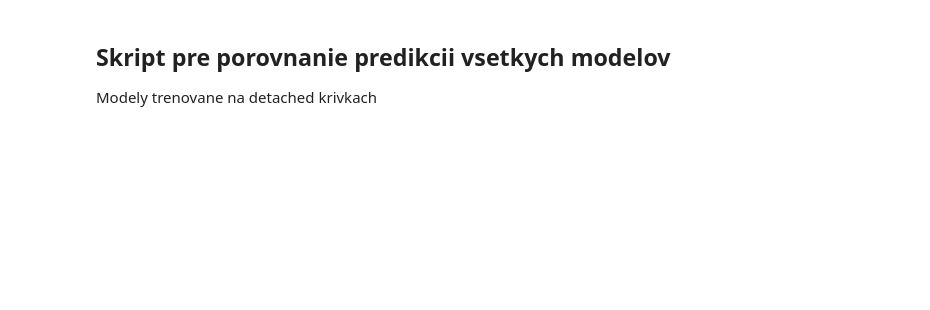
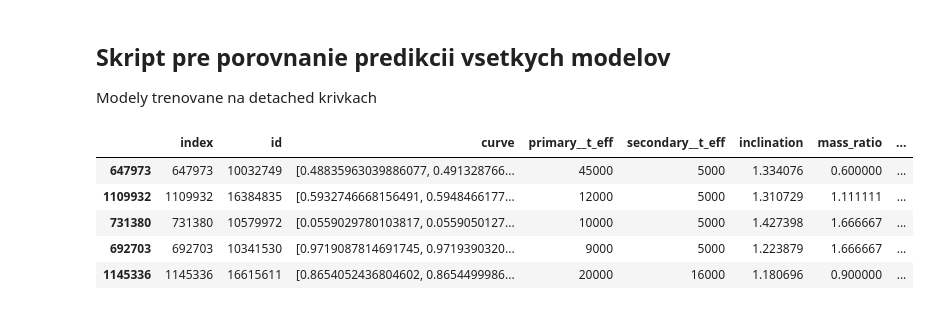
Before and after one commit to AdriNemcikova/DP, a Jupyter notebook: All_model_comparison.ipynb, the cells around one changed output. Drawn from its saved outputs; the diff is of its cells as text; code cells hidden in the pictures; blank space fills up the shorter version.

```diff
--- a/All_model_comparison.ipynb
+++ b/All_model_comparison.ipynb
@@ -47,0 +73,12 @@ det_multi_nn = load_model("models/norm_det_multiNN_v5.hdf5")
+# %%
+# BLOK 4 - DATA LOADING
+data = pd.read_pickle("detached_all_parameters.pkl").reset_index()
+data_sample = data.sample(n=10000)
+data_sample.head()
+# %% [output]
+|  | index | id | curve | primary__t_eff | secondary__t_eff | inclination | mass_ratio | ... |
+| 647973 | 647973 | 10032749 | [0.48835963039886077, 0.491328766... | 45000 | 5000 | 1.334076 | 0.600000 | ... |
+| 1109932 | 1109932 | 16384835 | [0.5932746668156491, 0.5948466177... | 12000 | 5000 | 1.310729 | 1.111111 | ... |
+| 731380 | 731380 | 10579972 | [0.0559029780103817, 0.0559050127... | 10000 | 5000 | 1.427398 | 1.666667 | ... |
+| 692703 | 692703 | 10341530 | [0.9719087814691745, 0.9719390320... | 9000 | 5000 | 1.223879 | 1.666667 | ... |
+| 1145336 | 1145336 | 16615611 | [0.8654052436804602, 0.8654499986... | 20000 | 16000 | 1.180696 | 0.900000 | ... |
```
Also changed, not shown: parts of 28 cells of this notebook, 4 other files.
